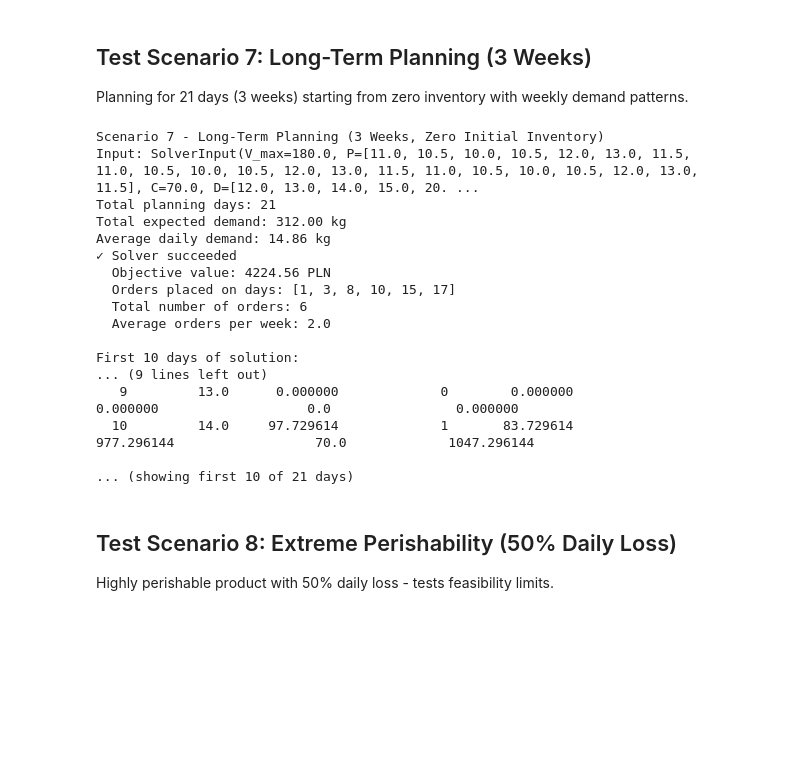
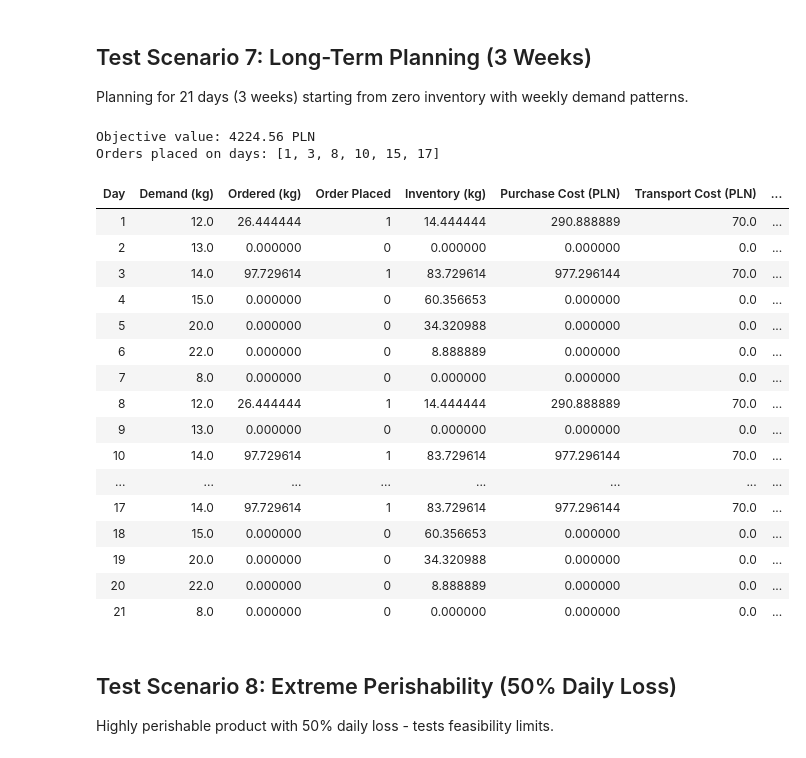
Before and after one commit to SNURTEL/25z-zbop-projekt, a Jupyter notebook: code/back/api/test_solver.ipynb, the cells around one changed output. Cells and saved outputs as stored; diff of their text form; code cells hidden in the pictures; blank space fills up the shorter version.

```diff
--- a/code/back/api/test_solver.ipynb
+++ b/code/back/api/test_solver.ipynb
@@ -466,72 +350,53 @@ Planning for 21 days (3 weeks) starting from zero inventory with weekly demand p
 # %%
 # Scenario 7: Long-term planning (3 weeks = 21 days)
 # Weekly pattern: moderate Mon-Thu, high Fri-Sat, low Sun
 weekly_demand_pattern = [12.0, 13.0, 14.0, 15.0, 20.0, 22.0, 8.0]  # One week
 demand_21_days = weekly_demand_pattern * 3  # Repeat for 3 weeks
 
 # Price fluctuations with weekly cycle (lower mid-week, higher weekends)
 weekly_price_pattern = [11.0, 10.5, 10.0, 10.5, 12.0, 13.0, 11.5]
 prices_21_days = weekly_price_pattern * 3
 
 scenario_7 = {
-    "name": "Long-Term Planning (3 Weeks)",
     "V_max": 180.0,  # kg - needs larger capacity for longer planning
     "P": prices_21_days,  # 21-day price list
     "C": 70.0,  # PLN
     "D": demand_21_days,  # 21-day demand list
     "I0": 0.0,  # Start from ZERO inventory
     "alpha": 0.1,  # 10% daily loss
-    "M": 1e5,
     "T": 21
 }
 
-inp7 = SolverInput(
-    V_max=scenario_7["V_max"],
-    P=scenario_7["P"],
-    C=scenario_7["C"],
-    D=scenario_7["D"],
-    I0=scenario_7["I0"],
-    alpha=scenario_7["alpha"],
-    M=scenario_7["M"],
-    T=scenario_7["T"]
-)
-
-print("Scenario 7 - Long-Term Planning (3 Weeks, Zero Initial Inventory)")
-print(f"Input: {inp7}")
-print(f"Total planning days: {inp7.T}")
-print(f"Total expected demand: {sum(inp7.D):.2f} kg")
-print(f"Average daily demand: {np.mean(inp7.D):.2f} kg")
+inp7 = SolverInput(**scenario_7)
 
 try:
     sol7 = solve(inp7)
     df7 = solution_to_dataframe(sol7, inp7)
-    print(f"✓ Solver succeeded")
-    print(f"  Objective value: {sol7.objective_value:.2f} PLN")
-    print(f"  Orders placed on days: {[i+1 for i, y in enumerate(sol7.y) if y == 1]}")
-    print(f"  Total number of orders: {sum(sol7.y)}")
-    print(f"  Average orders per week: {sum(sol7.y) / 3:.1f}")
-    print("\nFirst 10 days of solution:")
-    print(df7.head(10).to_string(index=False))
-    print("\n... (showing first 10 of 21 days)")
-except Exception as e:
-    print(f"✗ Solver failed: {e}")
+    print(f"Objective value: {sol7.objective_value:.2f} PLN")
+    print(f"Orders placed on days: {[i+1 for i, y in enumerate(sol7.y) if y == 1]}")
+    display(HTML(df7.to_html(index=False)))
+    plot_scenario("Scenario 7: Long-Term Planning (3 Weeks)", sol7, inp7, df7)
+except SolverFail as e:
+    print(f"Solver failed: {e}")
     sol7 = None
     df7 = None
 # %% [output]
-Scenario 7 - Long-Term Planning (3 Weeks, Zero Initial Inventory)
-Input: SolverInput(V_max=180.0, P=[11.0, 10.5, 10.0, 10.5, 12.0, 13.0, 11.5, 11.0, 10.5, 10.0, 10.5, 12.0, 13.0, 11.5, 11.0, 10.5, 10.0, 10.5, 12.0, 13.0, 11.5], C=70.0, D=[12.0, 13.0, 14.0, 15.0, 20. ...
-Total planning days: 21
-Total expected demand: 312.00 kg
-Average daily demand: 14.86 kg
-✓ Solver succeeded
-  Objective value: 4224.56 PLN
-  Orders placed on days: [1, 3, 8, 10, 15, 17]
-  Total number of orders: 6
-  Average orders per week: 2.0
-
-First 10 days of solution:
-... (9 lines left out)
-   9         13.0      0.000000             0        0.000000             0.000000                   0.0                0.000000
-  10         14.0     97.729614             1       83.729614           977.296144                  70.0             1047.296144
-
-... (showing first 10 of 21 days)
+Objective value: 4224.56 PLN
+Orders placed on days: [1, 3, 8, 10, 15, 17]
+| Day | Demand (kg) | Ordered (kg) | Order Placed | Inventory (kg) | Purchase Cost (PLN) | Transport Cost (PLN) | ... |
+| 1 | 12.0 | 26.444444 | 1 | 14.444444 | 290.888889 | 70.0 | ... |
+| 2 | 13.0 | 0.000000 | 0 | 0.000000 | 0.000000 | 0.0 | ... |
+| 3 | 14.0 | 97.729614 | 1 | 83.729614 | 977.296144 | 70.0 | ... |
+| 4 | 15.0 | 0.000000 | 0 | 60.356653 | 0.000000 | 0.0 | ... |
+| 5 | 20.0 | 0.000000 | 0 | 34.320988 | 0.000000 | 0.0 | ... |
+| 6 | 22.0 | 0.000000 | 0 | 8.888889 | 0.000000 | 0.0 | ... |
+| 7 | 8.0 | 0.000000 | 0 | 0.000000 | 0.000000 | 0.0 | ... |
+| 8 | 12.0 | 26.444444 | 1 | 14.444444 | 290.888889 | 70.0 | ... |
+| 9 | 13.0 | 0.000000 | 0 | 0.000000 | 0.000000 | 0.0 | ... |
+| 10 | 14.0 | 97.729614 | 1 | 83.729614 | 977.296144 | 70.0 | ... |
+| ... | ... | ... | ... | ... | ... | ... | ... |
+| 17 | 14.0 | 97.729614 | 1 | 83.729614 | 977.296144 | 70.0 | ... |
+| 18 | 15.0 | 0.000000 | 0 | 60.356653 | 0.000000 | 0.0 | ... |
+| 19 | 20.0 | 0.000000 | 0 | 34.320988 | 0.000000 | 0.0 | ... |
+| 20 | 22.0 | 0.000000 | 0 | 8.888889 | 0.000000 | 0.0 | ... |
+| 21 | 8.0 | 0.000000 | 0 | 0.000000 | 0.000000 | 0.0 | ... |
```
Also changed, not shown: parts of 33 cells of this notebook, 3 other files.
